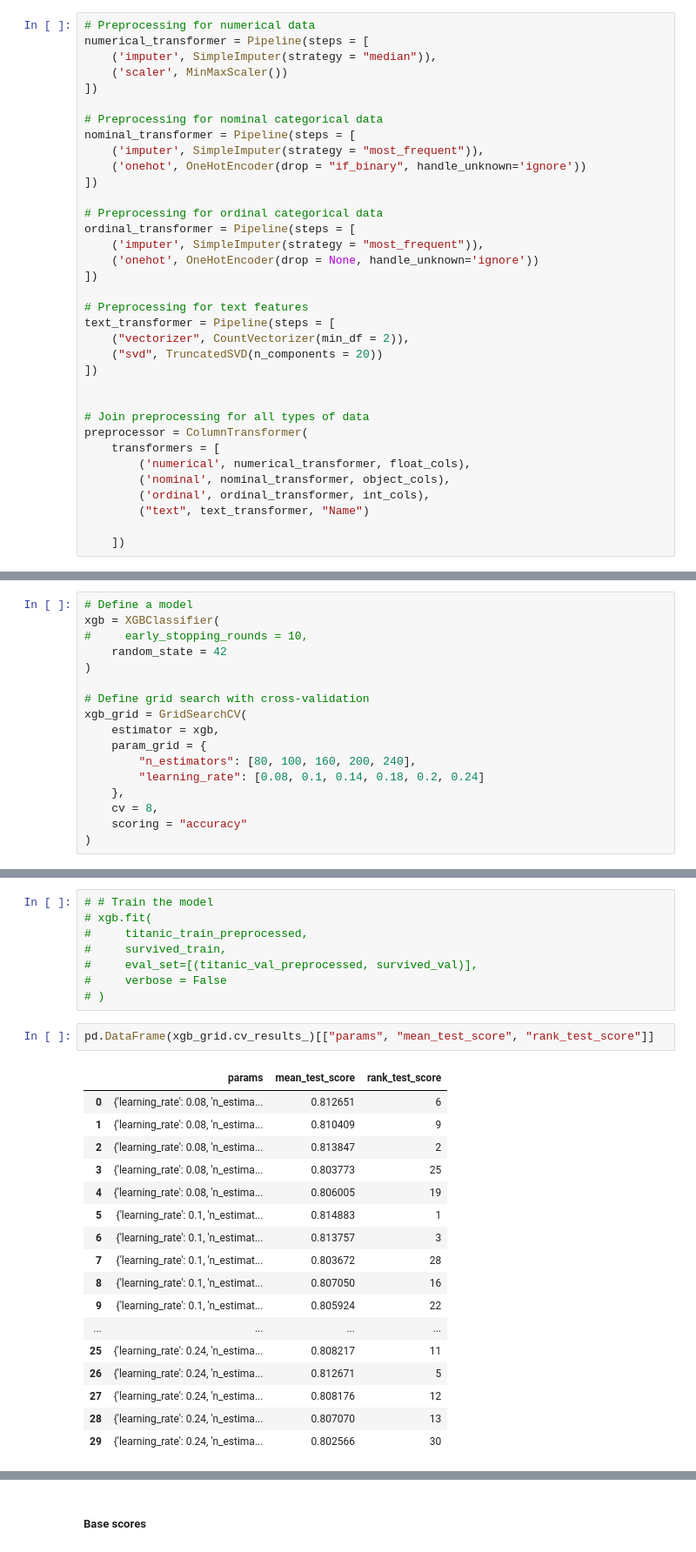
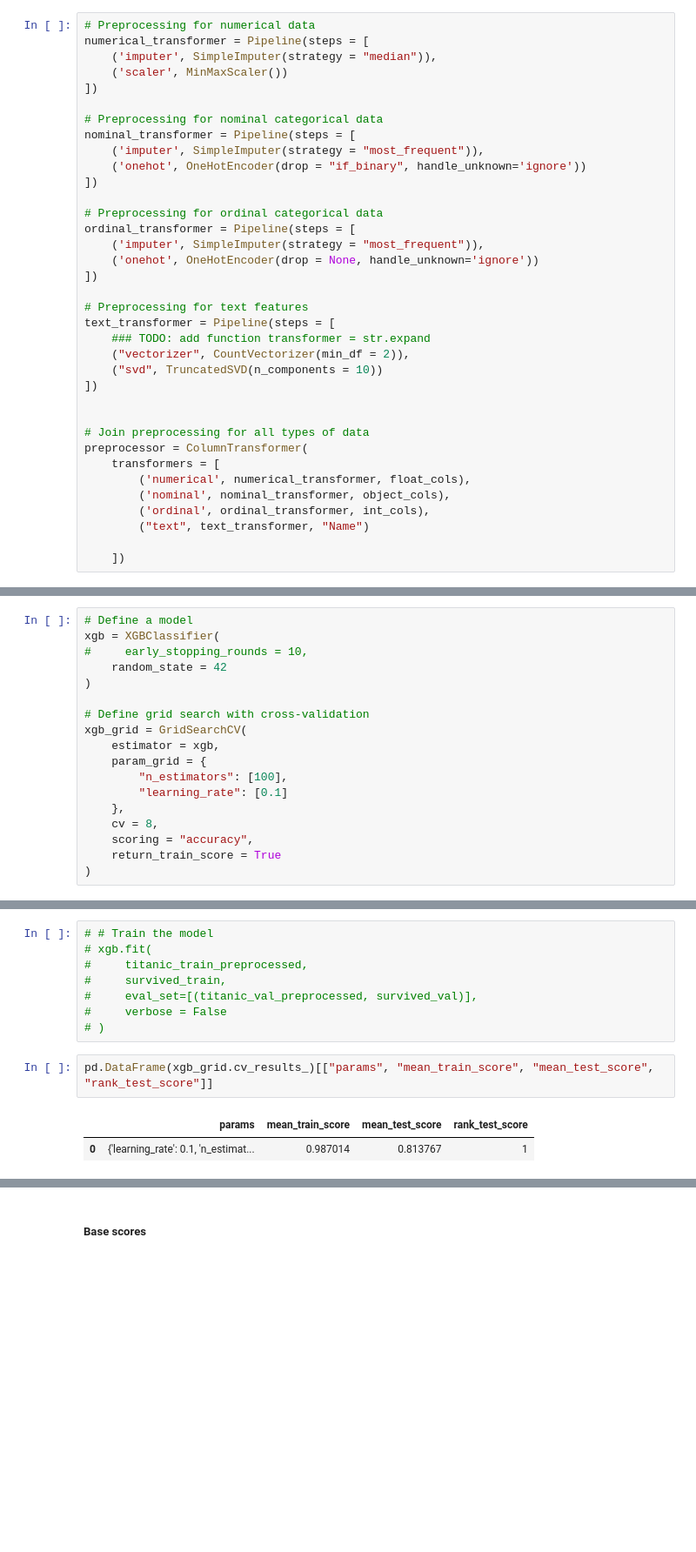
Before and after one commit to dtuleva/Kaggle_Competitions, a Jupyter notebook: titanic_machine_learning_from_disaster.ipynb, the cells around one changed output, grey strips where cells are left out. Shown: that part at 87% size. Saved outputs shown, nothing was run; the diff lists cells and outputs as text; blank space fills up the shorter version.

```diff
--- a/titanic_machine_learning_from_disaster.ipynb
+++ b/titanic_machine_learning_from_disaster.ipynb
@@ -363,8 +434,9 @@ ordinal_transformer = Pipeline(steps = [
 
 # Preprocessing for text features
 text_transformer = Pipeline(steps = [
+    ### TODO: add function transformer = str.expand
     ("vectorizer", CountVectorizer(min_df = 2)),
-    ("svd", TruncatedSVD(n_components = 20))
+    ("svd", TruncatedSVD(n_components = 10))
 ])
 
 
@@ -390,11 +462,12 @@ xgb = XGBClassifier(
 xgb_grid = GridSearchCV(
     estimator = xgb,
     param_grid = {
-        "n_estimators": [80, 100, 160, 200, 240],
-        "learning_rate": [0.08, 0.1, 0.14, 0.18, 0.2, 0.24]
+        "n_estimators": [100],
+        "learning_rate": [0.1]
     },
     cv = 8,
-    scoring = "accuracy"
+    scoring = "accuracy",
+    return_train_score = True
 )
 # %%
 # Fit the preprocessor, so that it could be used for the `eval_set`
@@ -459,25 +532,10 @@ GridSearchCV(cv=8,
 #     verbose = False
 # )
 # %%
-pd.DataFrame(xgb_grid.cv_results_)[["params", "mean_test_score", "rank_test_score"]]
+pd.DataFrame(xgb_grid.cv_results_)[["params", "mean_train_score", "mean_test_score", "rank_test_score"]]
 # %% [output]
-|  | params | mean_test_score | rank_test_score |
-| 0 | {'learning_rate': 0.08, 'n_estima... | 0.812651 | 6 |
-| 1 | {'learning_rate': 0.08, 'n_estima... | 0.810409 | 9 |
-| 2 | {'learning_rate': 0.08, 'n_estima... | 0.813847 | 2 |
-| 3 | {'learning_rate': 0.08, 'n_estima... | 0.803773 | 25 |
-| 4 | {'learning_rate': 0.08, 'n_estima... | 0.806005 | 19 |
-| 5 | {'learning_rate': 0.1, 'n_estimat... | 0.814883 | 1 |
-| 6 | {'learning_rate': 0.1, 'n_estimat... | 0.813757 | 3 |
-| 7 | {'learning_rate': 0.1, 'n_estimat... | 0.803672 | 28 |
-| 8 | {'learning_rate': 0.1, 'n_estimat... | 0.807050 | 16 |
-| 9 | {'learning_rate': 0.1, 'n_estimat... | 0.805924 | 22 |
-| ... | ... | ... | ... |
-| 25 | {'learning_rate': 0.24, 'n_estima... | 0.808217 | 11 |
-| 26 | {'learning_rate': 0.24, 'n_estima... | 0.812671 | 5 |
-| 27 | {'learning_rate': 0.24, 'n_estima... | 0.808176 | 12 |
-| 28 | {'learning_rate': 0.24, 'n_estima... | 0.807070 | 13 |
-| 29 | {'learning_rate': 0.24, 'n_estima... | 0.802566 | 30 |
+|  | params | mean_train_score | mean_test_score | rank_test_score |
+| 0 | {'learning_rate': 0.1, 'n_estimat... | 0.987014 | 0.813767 | 1 |
 # %%
 best_model = xgb_grid.best_estimator_
 best_model.score(titanic_train_preprocessed, survived_train)
```
Also changed, not shown: parts of 20 cells of this notebook.
